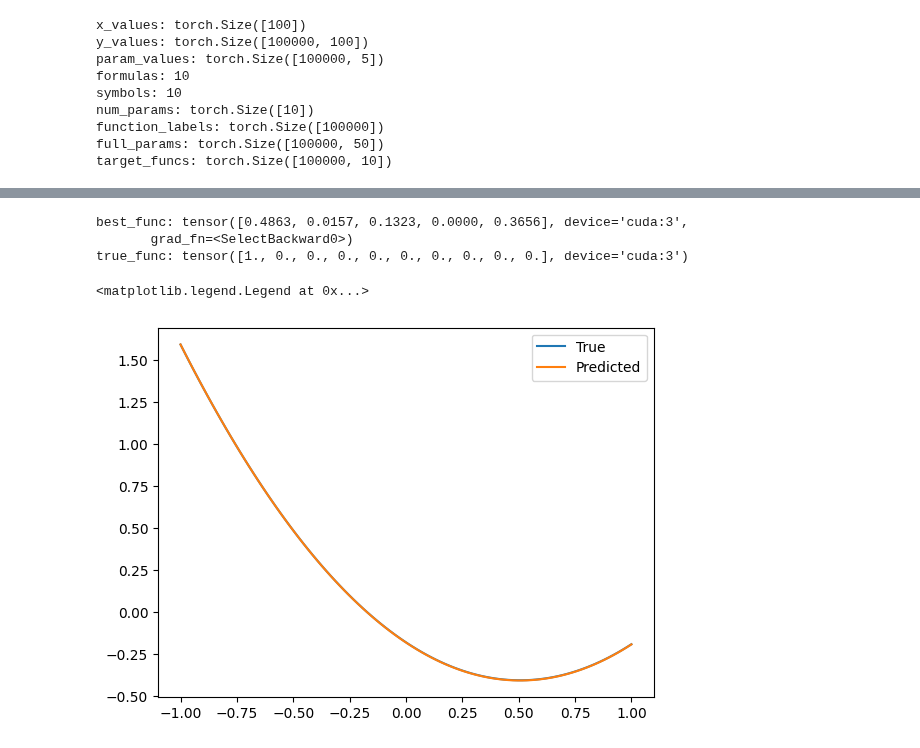
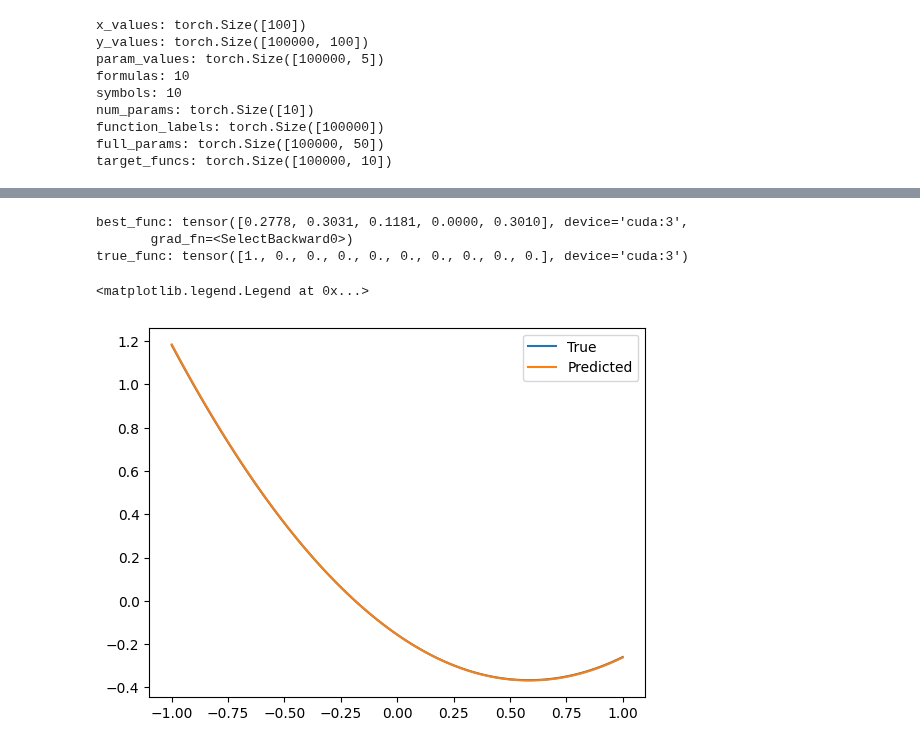
Before and after one commit to ctsai64/FeynmanEquations, a Jupyter notebook: FunctionSelectorV3.ipynb, the cells around one changed output, grey strips where cells are left out. Cells and saved outputs as stored; diff of their text form; code cells hidden in the pictures.

Commit message:
Trained and Saved

```diff
--- a/FunctionSelectorV3.ipynb
+++ b/FunctionSelectorV3.ipynb
@@ -380,15 +382,17 @@ Avg Grad Norm: 0.0001, Avg Grad Mean: -0.0000, Avg Grad Std: 0.0000
+# %%
+saved_model = torch.load('saved_model.pth')
 # %%
-model.eval()
-ran = np.random.randint(80000)
-best_out, best_loss, best_func, best_indexes, best_params, stacked_preds, stacked_losses, all_params = model(y_values)
+saved_model.eval()
+ran = np.random.randint(50000)
+best_out, best_loss, best_func, best_indexes, best_params, stacked_preds, stacked_losses, all_params = saved_model(y_values)
 print(f"best_func: {best_func[ran]}")
 print(f"true_func: {target_funcs[ran]}")
 plt.plot(x_values.detach().cpu().numpy(), y_values[ran].detach().cpu().numpy(), label='True')
 plt.plot(x_values.detach().cpu().numpy(), best_out[ran].detach().cpu().numpy(), label='Predicted')
 plt.legend()
 # %% [output]
-best_func: tensor([0.4863, 0.0157, 0.1323, 0.0000, 0.3656], device='cuda:3',
+best_func: tensor([0.2778, 0.3031, 0.1181, 0.0000, 0.3010], device='cuda:3',
        grad_fn=<SelectBackward0>)
 true_func: tensor([1., 0., 0., 0., 0., 0., 0., 0., 0., 0.], device='cuda:3')
 <matplotlib.legend.Legend at 0x...>
-[figure, old version]
+[figure, new version]
```
Also changed, not shown: parts of 2 cells of this notebook, 1 other file.
